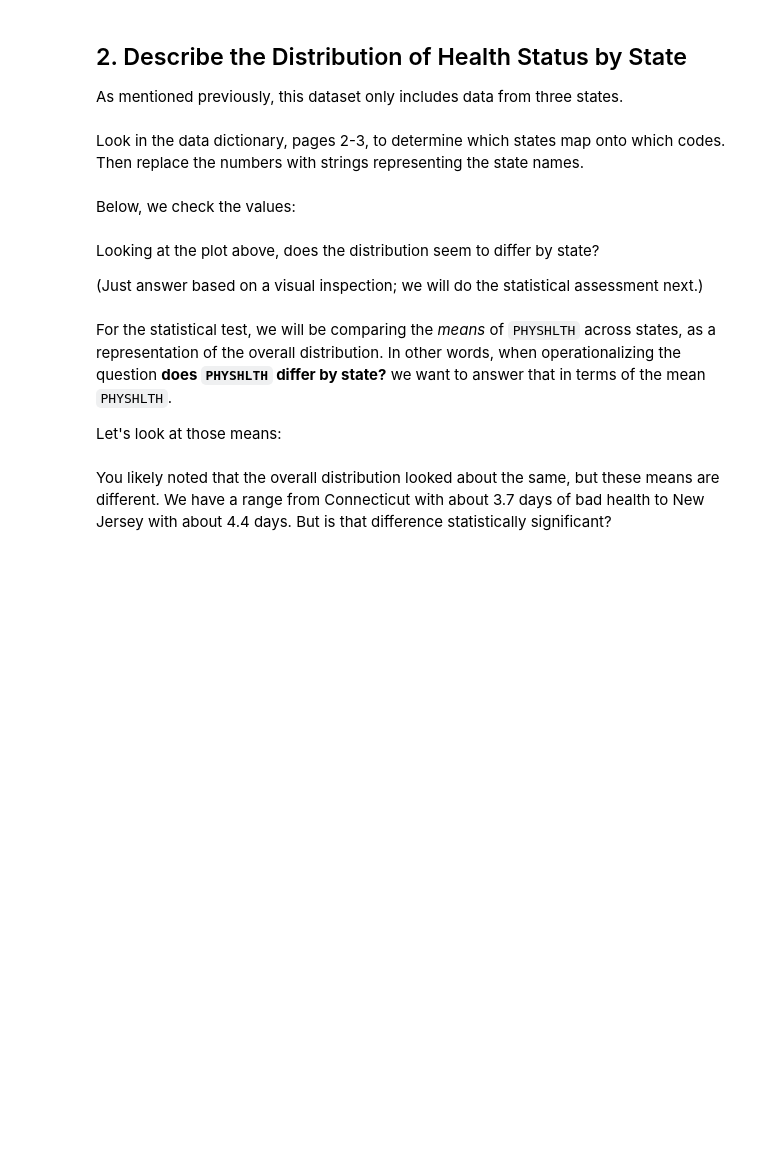
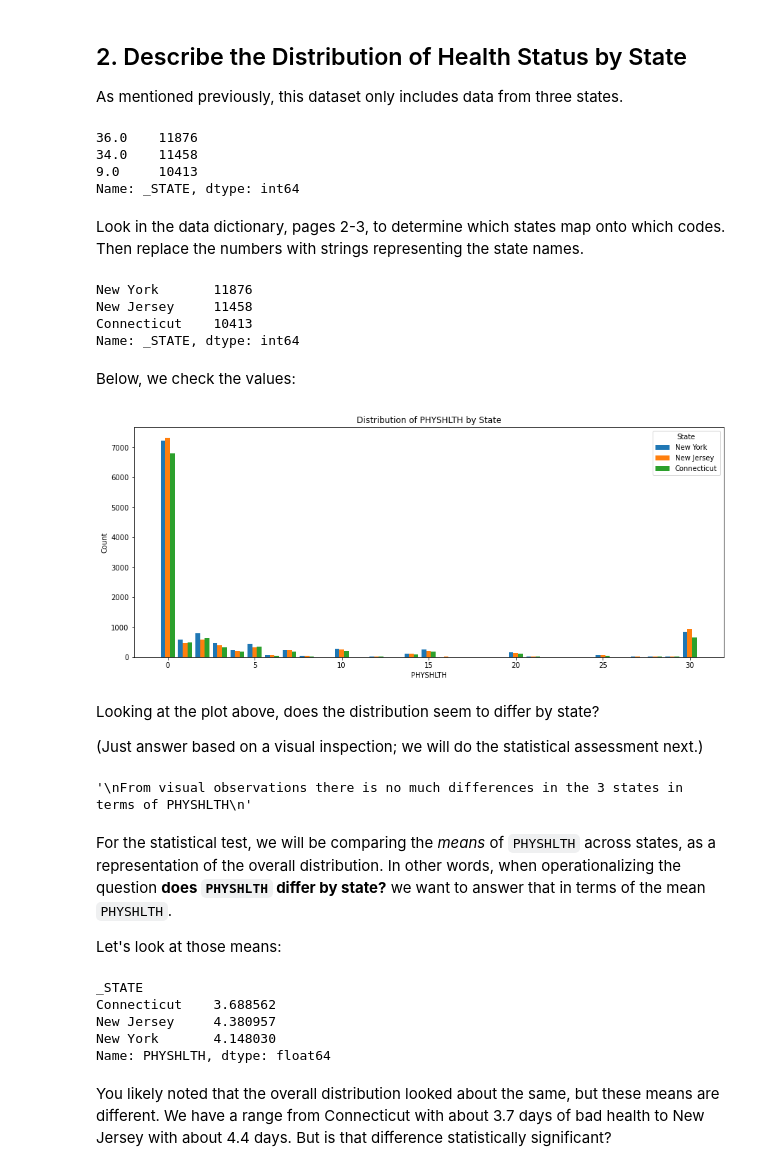
Before and after one commit to Ketty-Odero/dsc-hypothesis-testing-lab, a Jupyter notebook: index.ipynb, the cells around one changed output. Drawn from its saved outputs; the diff is of its cells as text; code cells hidden in the pictures; blank space fills up the shorter version.

Commit message:
ANOVA analysis code,health across states

```diff
--- a/index.ipynb
+++ b/index.ipynb
@@ -141,6 +214,11 @@ That looks a lot more reasonable. Let's move on to the next step.
 As mentioned previously, this dataset only includes data from three states.
 # %%
 # Run this cell without changes
-df["_STATE"].value_counts()
+df_1["_STATE"].value_counts()
+# %% [output]
+36.0    11876
+34.0    11458
+9.0     10413
+Name: _STATE, dtype: int64
 # %% [markdown]
 Look in the data dictionary, pages 2-3, to determine which states map onto which codes. Then replace the numbers with strings representing the state names.
@@ -149,3 +225,13 @@ Look in the data dictionary, pages 2-3, to determine which states map onto which
+# %%
+# Your code here
+# The state names are Connecticut, New Jersey, and New York.
+df_1['_STATE'] = df_1['_STATE'].replace({9.0:'Connecticut',34.0:'New Jersey',36.0:'New York'})
+df_1["_STATE"].value_counts()
+# %% [output]
+New York       11876
+New Jersey     11458
+Connecticut    10413
+Name: _STATE, dtype: int64
 # %% [markdown]
 Below, we check the values:
 # %%
@@ -159,24 +245,26 @@ assert sorted(list(df["_STATE"].value_counts().index)) == ['Connecticut', 'New J
 # %%
 # Run this cell without changes
 
-ny = df.loc[df["_STATE"] == "New York", "PHYSHLTH"]
-nj = df.loc[df["_STATE"] == "New Jersey", "PHYSHLTH"]
-ct = df.loc[df["_STATE"] == "Connecticut", "PHYSHLTH"]
+ny = df_1.loc[df_1["_STATE"] == "New York", "PHYSHLTH"]
+nj = df_1.loc[df_1["_STATE"] == "New Jersey", "PHYSHLTH"]
+ct = df_1.loc[df_1["_STATE"] == "Connecticut", "PHYSHLTH"]
 
 fig, ax = plt.subplots(figsize=(15, 6))
 
 ax.hist(
     x=[ny, nj, ct],
     label=["New York", "New Jersey", "Connecticut"],
     bins=range(32),
     align="left"
 )
 
 ax.set_xlabel("PHYSHLTH")
 ax.set_ylabel("Count")
 ax.set_title("Distribution of PHYSHLTH by State")
 
 ax.legend(title="State");
+# %% [output]
+[figure, added]
 # %% [markdown]
 Looking at the plot above, does the distribution seem to differ by state?
 
@@ -189,10 +272,23 @@ None
+# %%
+# Replace None with appropriate text
+"""
+From visual observations there is no much differences in the 3 states in terms of PHYSHLTH
+"""
+# %% [output]
+'\nFrom visual observations there is no much differences in the 3 states in terms of PHYSHLTH\n'
 # %% [markdown]
 For the statistical test, we will be comparing the *means* of `PHYSHLTH` across states, as a representation of the overall distribution. In other words, when operationalizing the question **does `PHYSHLTH` differ by state?** we want to answer that in terms of the mean `PHYSHLTH`.
 
 Let's look at those means:
 # %%
 # Run this cell without changes
-df.groupby("_STATE")["PHYSHLTH"].mean()
+df_1.groupby("_STATE")["PHYSHLTH"].mean()
+# %% [output]
+_STATE
+Connecticut    3.688562
+New Jersey     4.380957
+New York       4.148030
+Name: PHYSHLTH, dtype: float64
 # %% [markdown]
 You likely noted that the overall distribution looked about the same, but these means are different. We have a range from Connecticut with about 3.7 days of bad health to New Jersey with about 4.4 days. But is that difference statistically significant?
 # %% [markdown]
```
Also changed, not shown: parts of 25 cells of this notebook.
